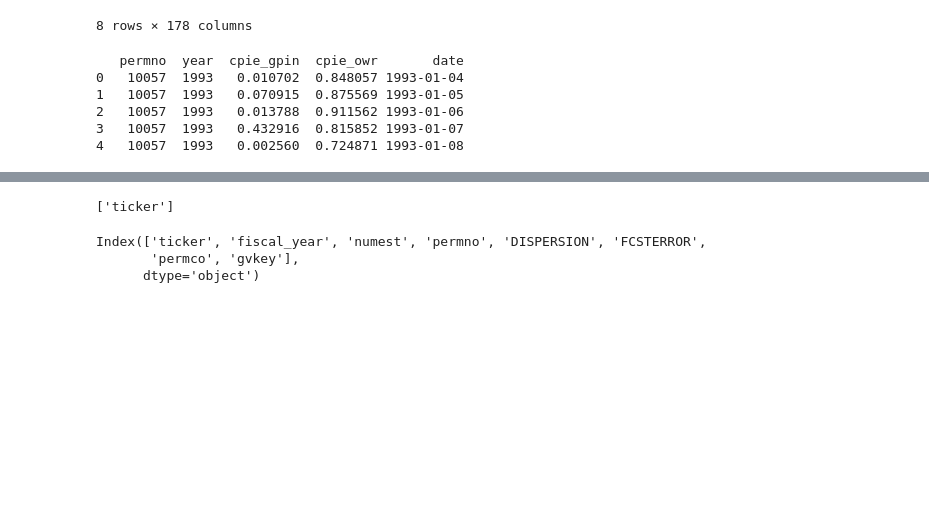
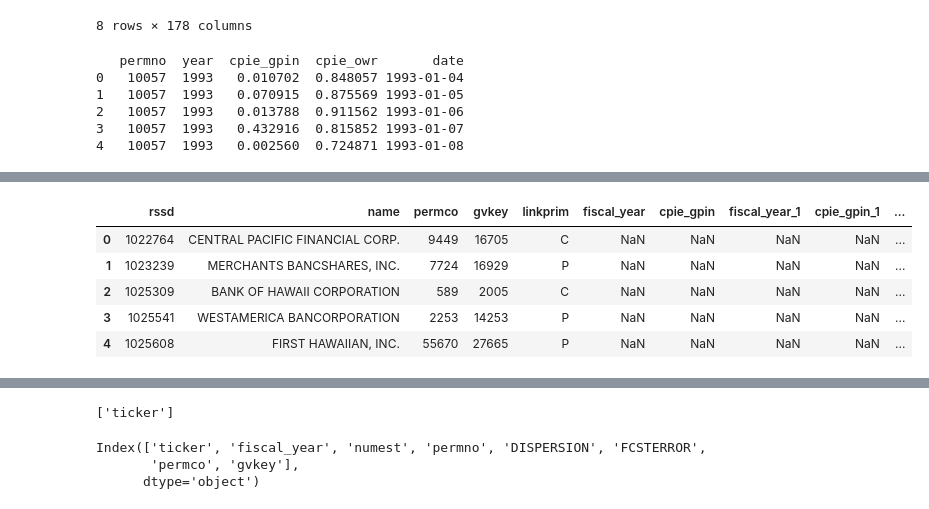
Before and after one commit to wangyouan/STOCKAct, a Jupyter notebook: Notebook/ConstructRegressionData.ipynb, the cells around one changed output, grey strips where cells are left out. Drawn from its saved outputs; the diff is of its cells as text; code cells hidden in the pictures; blank space fills up the shorter version.

```diff
--- a/Notebook/ConstructRegressionData.ipynb
+++ b/Notebook/ConstructRegressionData.ipynb
@@ -321,0 +391,9 @@ quarter_gpin_owr_link.to_pickle(os.path.join(const.TEMP_PATH, 'cpin_gpin_owr_qua
+# %%
+hw_ann_gpin.head()
+# %% [output]
+|  | rssd | name | permco | gvkey | linkprim | fiscal_year | cpie_gpin | fiscal_year_1 | cpie_gpin_1 | ... |
+| 0 | 1022764 | CENTRAL PACIFIC FINANCIAL CORP. | 9449 | 16705 | C | NaN | NaN | NaN | NaN | ... |
+| 1 | 1023239 | MERCHANTS BANCSHARES, INC. | 7724 | 16929 | P | NaN | NaN | NaN | NaN | ... |
+| 2 | 1025309 | BANK OF HAWAII CORPORATION | 589 | 2005 | C | NaN | NaN | NaN | NaN | ... |
+| 3 | 1025541 | WESTAMERICA BANCORPORATION | 2253 | 14253 | P | NaN | NaN | NaN | NaN | ... |
+| 4 | 1025608 | FIRST HAWAIIAN, INC. | 55670 | 27665 | P | NaN | NaN | NaN | NaN | ... |
```
Also changed, not shown: parts of 20 cells of this notebook, 1 other file.
